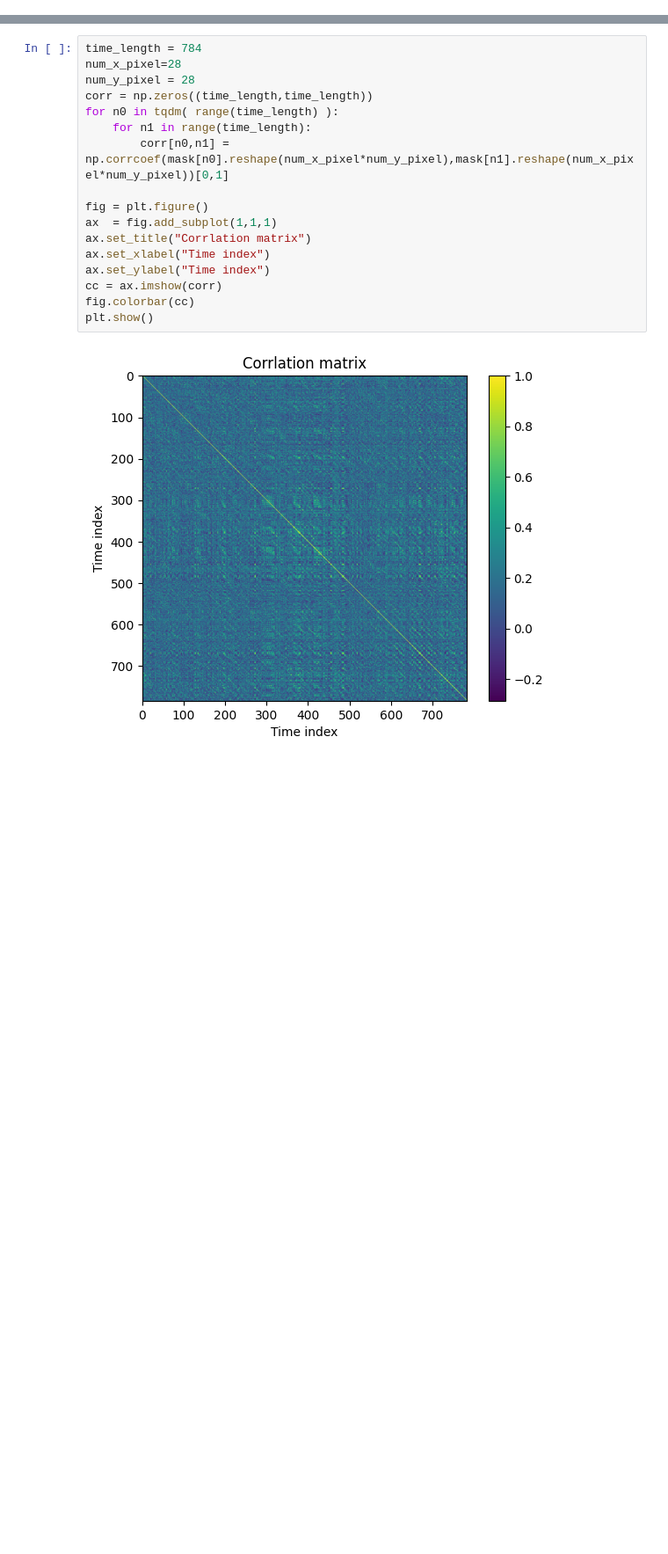
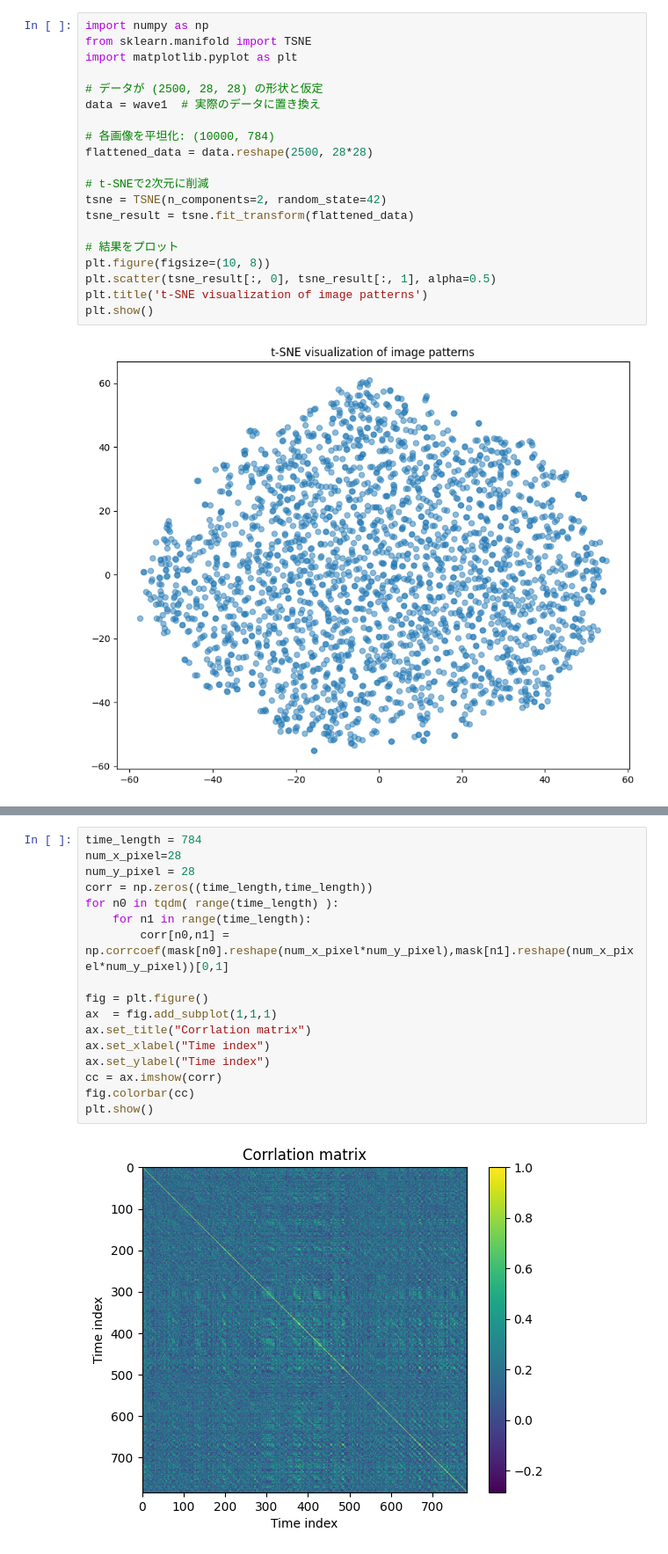
Before and after one commit to morixxfoxdata/img_rec, a Jupyter notebook: notebooks/simulation/speckle_demo.ipynb, the cells around one changed output, grey strips where cells are left out. Shown at 88% size. Drawn from its saved outputs; the diff is of its cells as text; blank space fills up the shorter version.

```diff
--- a/notebooks/simulation/speckle_demo.ipynb
+++ b/notebooks/simulation/speckle_demo.ipynb
@@ -140,3 +238,25 @@ mask.shape
+# %%
+import numpy as np
+from sklearn.manifold import TSNE
+import matplotlib.pyplot as plt
+
+# データが (2500, 28, 28) の形状と仮定
+data = wave1  # 実際のデータに置き換え
+
+# 各画像を平坦化: (10000, 784)
+flattened_data = data.reshape(2500, 28*28)
+
+# t-SNEで2次元に削減
+tsne = TSNE(n_components=2, random_state=42)
+tsne_result = tsne.fit_transform(flattened_data)
+
+# 結果をプロット
+plt.figure(figsize=(10, 8))
+plt.scatter(tsne_result[:, 0], tsne_result[:, 1], alpha=0.5)
+plt.title('t-SNE visualization of image patterns')
+plt.show()
+# %% [output]
+[figure, added]
 # %%
 import numpy as np
 import matplotlib.pyplot as plt
```
Also changed, not shown: parts of 8 cells of this notebook, 28 other files.
